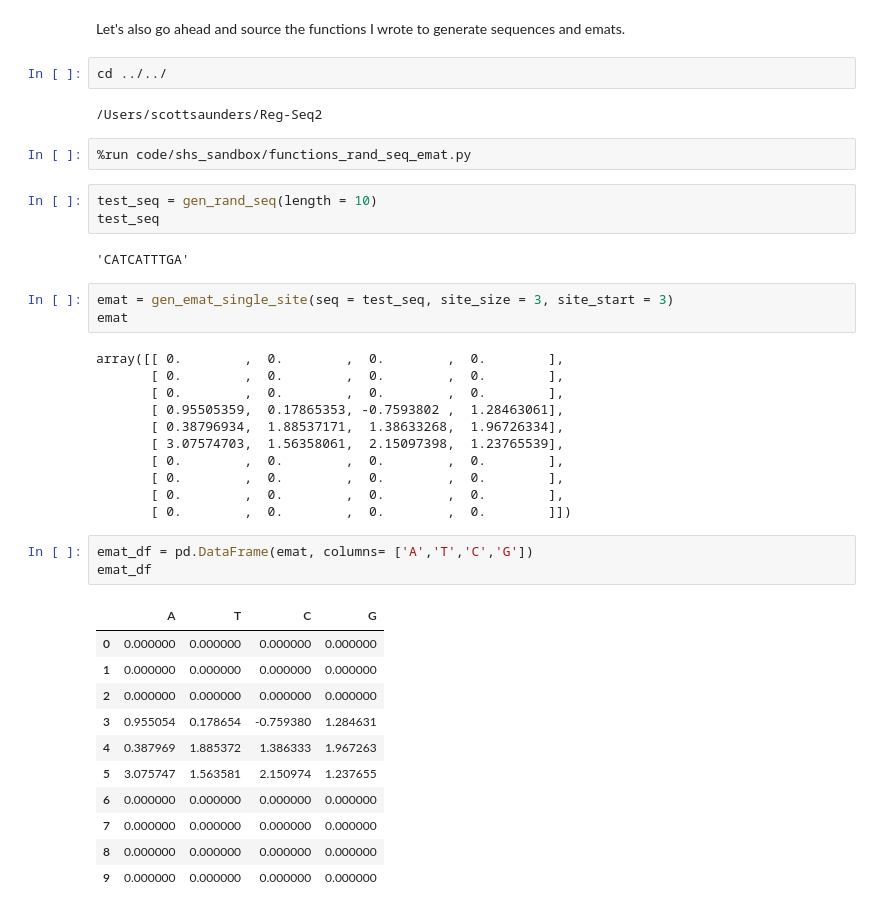
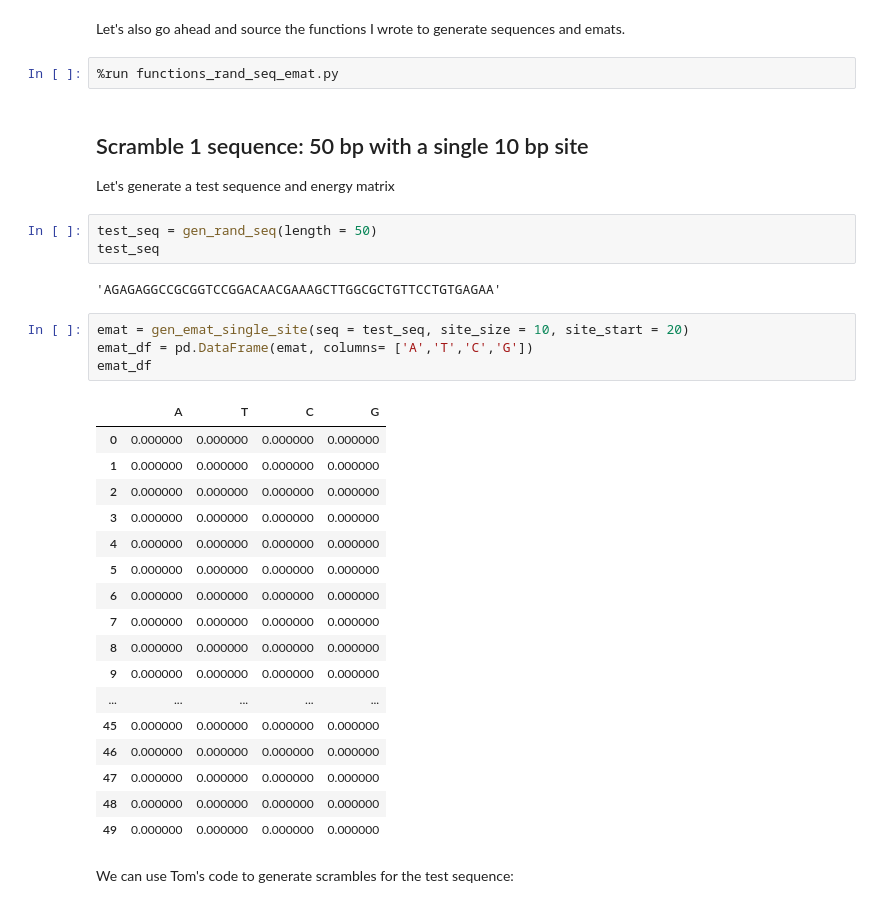
Before and after one commit to RPGroup-PBoC/Reg-Seq2, a Jupyter notebook: code/shs_sandbox/test_scrambles_random_seqs.ipynb, the cells around one changed output. Saved outputs shown, nothing was run; the diff lists cells and outputs as text.

Commit message:
first attempt combine scrambles and simple generated sequences

```diff
--- a/code/shs_sandbox/test_scrambles_random_seqs.ipynb
+++ b/code/shs_sandbox/test_scrambles_random_seqs.ipynb
@@ -19,44 +19,39 @@ hv.extension('bokeh')
 [interactive output not drawn]
 # %% [markdown]
 Let's also go ahead and source the functions I wrote to generate sequences and emats.
-# %%
-cd ../../
-# %% [output]
-/Users/scottsaunders/Reg-Seq2
 # %%
-%run code/shs_sandbox/functions_rand_seq_emat.py
+%run functions_rand_seq_emat.py
+# %% [markdown]
+## Scramble 1 sequence: 50 bp with a single 10 bp site
+
+Let's generate a test sequence and energy matrix
 # %%
-test_seq = gen_rand_seq(length = 10)
+test_seq = gen_rand_seq(length = 50)
 test_seq
 # %% [output]
-'CATCATTTGA'
+'AGAGAGGCCGCGGTCCGGACAACGAAAGCTTGGCGCTGTTCCTGTGAGAA'
 # %%
-emat = gen_emat_single_site(seq = test_seq, site_size = 3, site_start = 3)
-emat
+emat = gen_emat_single_site(seq = test_seq, site_size = 10, site_start = 20)
+emat_df = pd.DataFrame(emat, columns= ['A','T','C','G'])
+emat_df
 # %% [output]
-array([[ 0.        ,  0.        ,  0.        ,  0.        ],
-       [ 0.        ,  0.        ,  0.        ,  0.        ],
-       [ 0.        ,  0.        ,  0.        ,  0.        ],
-       [ 0.95505359,  0.17865353, -0.7593802 ,  1.28463061],
-       [ 0.38796934,  1.88537171,  1.38633268,  1.96726334],
-       [ 3.07574703,  1.56358061,  2.15097398,  1.23765539],
-       [ 0.        ,  0.        ,  0.        ,  0.        ],
-       [ 0.        ,  0.        ,  0.        ,  0.        ],
-       [ 0.        ,  0.        ,  0.        ,  0.        ],
-       [ 0.        ,  0.        ,  0.        ,  0.        ]])
+|  | A | T | C | G |
+| 0 | 0.000000 | 0.000000 | 0.000000 | 0.000000 |
+| 1 | 0.000000 | 0.000000 | 0.000000 | 0.000000 |
+| 2 | 0.000000 | 0.000000 | 0.000000 | 0.000000 |
+| 3 | 0.000000 | 0.000000 | 0.000000 | 0.000000 |
+| 4 | 0.000000 | 0.000000 | 0.000000 | 0.000000 |
+| 5 | 0.000000 | 0.000000 | 0.000000 | 0.000000 |
+| 6 | 0.000000 | 0.000000 | 0.000000 | 0.000000 |
+| 7 | 0.000000 | 0.000000 | 0.000000 | 0.000000 |
+| 8 | 0.000000 | 0.000000 | 0.000000 | 0.000000 |
+| 9 | 0.000000 | 0.000000 | 0.000000 | 0.000000 |
+| ... | ... | ... | ... | ... |
+| 45 | 0.000000 | 0.000000 | 0.000000 | 0.000000 |
+| 46 | 0.000000 | 0.000000 | 0.000000 | 0.000000 |
+| 47 | 0.000000 | 0.000000 | 0.000000 | 0.000000 |
+| 48 | 0.000000 | 0.000000 | 0.000000 | 0.000000 |
+| 49 | 0.000000 | 0.000000 | 0.000000 | 0.000000 |
-# %%
-emat_df = pd.DataFrame(emat, columns= ['A','T','C','G'])
-emat_df
-# %% [output]
-|  | A | T | C | G |
-| 0 | 0.000000 | 0.000000 | 0.000000 | 0.000000 |
-| 1 | 0.000000 | 0.000000 | 0.000000 | 0.000000 |
-| 2 | 0.000000 | 0.000000 | 0.000000 | 0.000000 |
-| 3 | 0.955054 | 0.178654 | -0.759380 | 1.284631 |
-| 4 | 0.387969 | 1.885372 | 1.386333 | 1.967263 |
-| 5 | 3.075747 | 1.563581 | 2.150974 | 1.237655 |
-| 6 | 0.000000 | 0.000000 | 0.000000 | 0.000000 |
-| 7 | 0.000000 | 0.000000 | 0.000000 | 0.000000 |
-| 8 | 0.000000 | 0.000000 | 0.000000 | 0.000000 |
-| 9 | 0.000000 | 0.000000 | 0.000000 | 0.000000 |
+# %% [markdown]
+We can use Tom's code to generate scrambles for the test sequence:
 # %%
```
Also changed, not shown: parts of 23 cells of this notebook, 2 other files.
